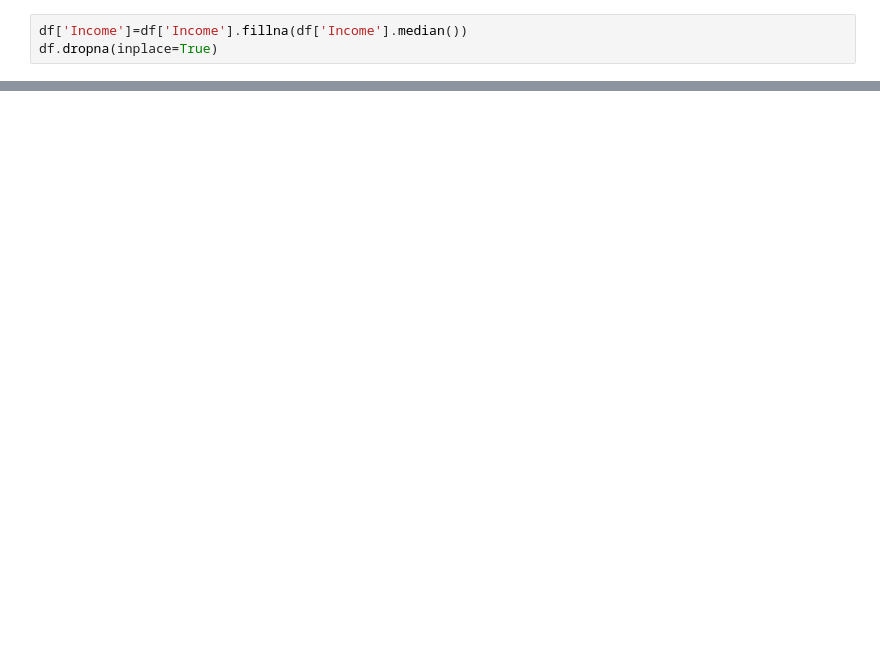
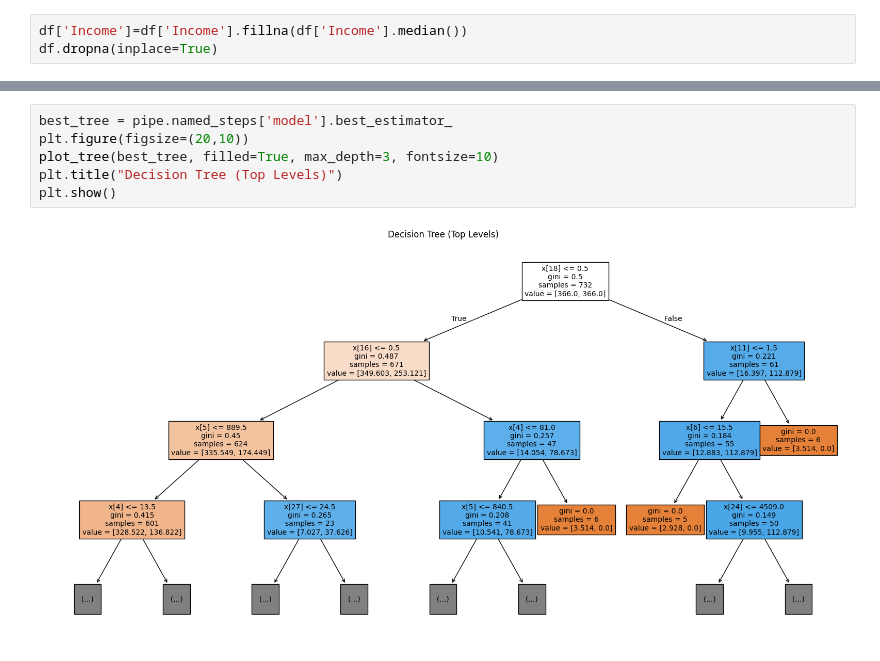
Before and after one commit to Abhisek963/machineLearning_Lab, a Jupyter notebook: 02April01.ipynb, the cells around one changed output, grey strips where cells are left out. Drawn from its saved outputs; the diff is of its cells as text; blank space fills up the shorter version.

```diff
--- a/02April01.ipynb
+++ b/02April01.ipynb
@@ -99,0 +115,8 @@ weighted avg       0.87      0.87      0.87       184
+# %%
+best_tree = pipe.named_steps['model'].best_estimator_
+plt.figure(figsize=(20,10))
+plot_tree(best_tree, filled=True, max_depth=3, fontsize=10)
+plt.title("Decision Tree (Top Levels)")
+plt.show()
+# %% [output]
+[figure, added]
```
Also changed, not shown: parts of 14 cells of this notebook.
